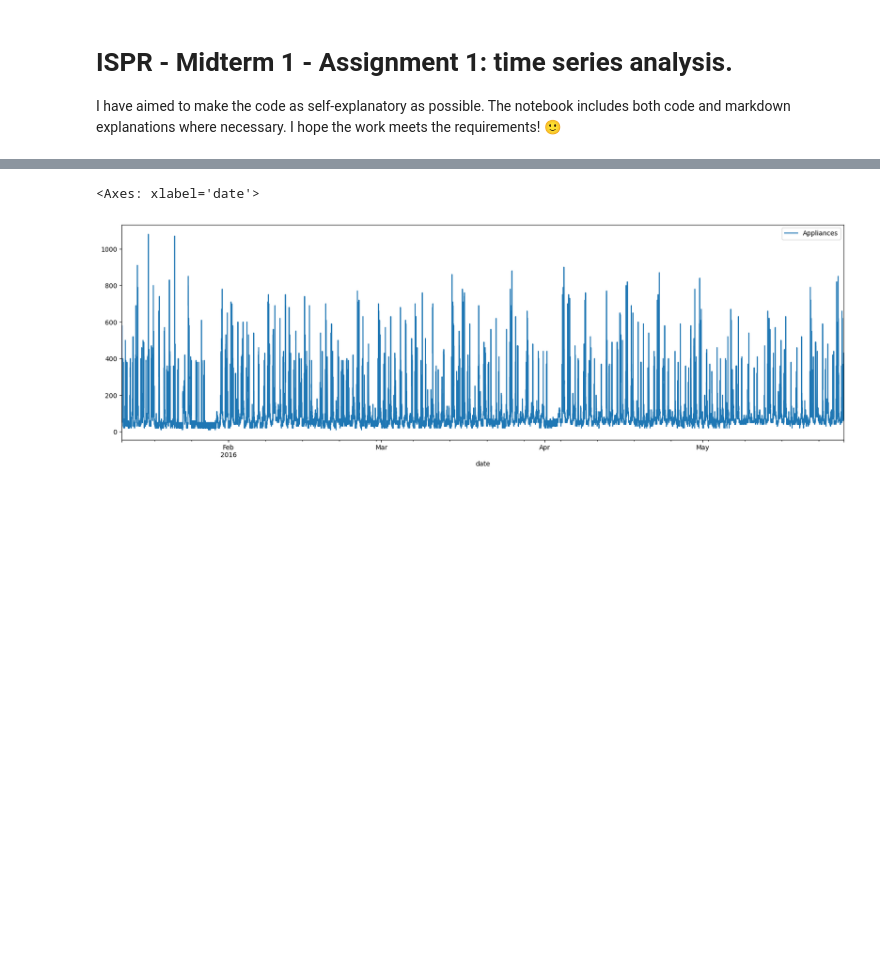
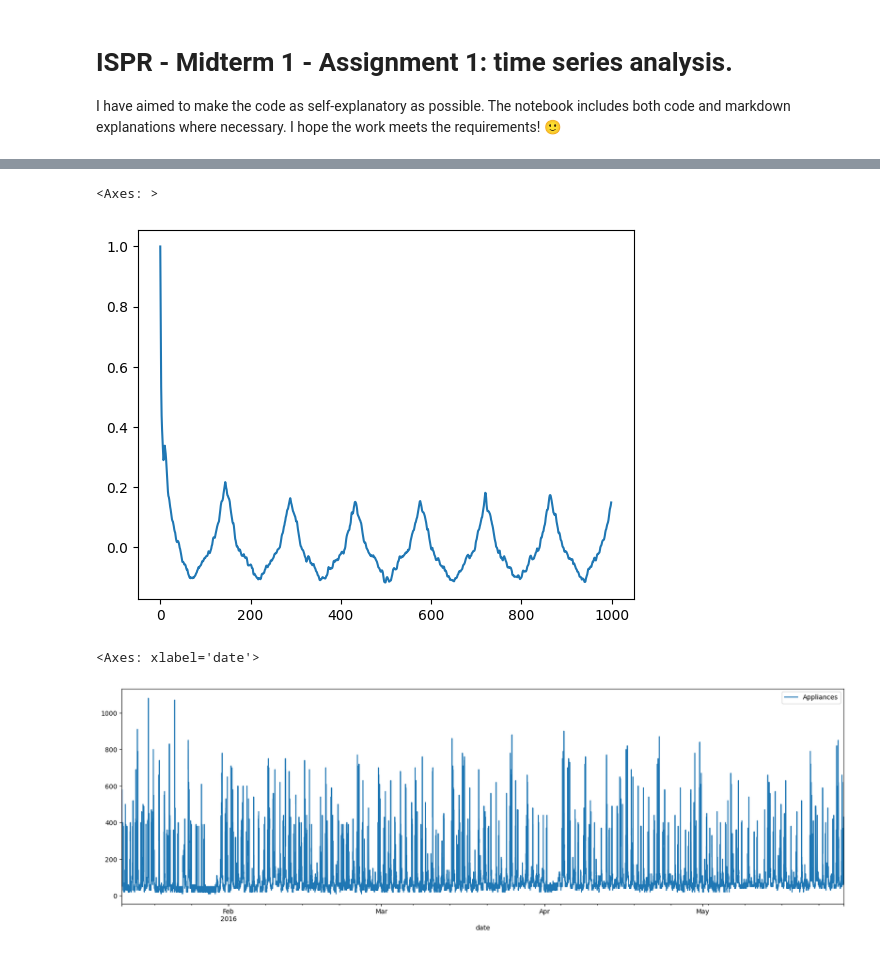
Before and after one commit to leonardocrociani/Intelligent-Systems-For-Pattern-Recognition, a Jupyter notebook: time-series-analysis.ipynb, the cells around one changed output, grey strips where cells are left out. Saved outputs shown, nothing was run; the diff lists cells and outputs as text; code cells hidden in the pictures; blank space fills up the shorter version.

```diff
--- a/time-series-analysis.ipynb
+++ b/time-series-analysis.ipynb
@@ -30,3 +44,13 @@ ts = series.merge(dates, left_index=True, right_index=True).set_index('date')
+# %%
+correlations = []
+for i in range(1000):
+    correlations.append(ts['Appliances'].corr(
+        ts['Appliances'].shift(-i)
+    ))
+pd.Series(correlations).plot()
+# %% [output]
+<Axes: >
+[figure, added]
 # %%
 ts.plot(figsize=(20, 6))
 # %% [output]
```
Also changed, not shown: parts of 4 cells of this notebook.
